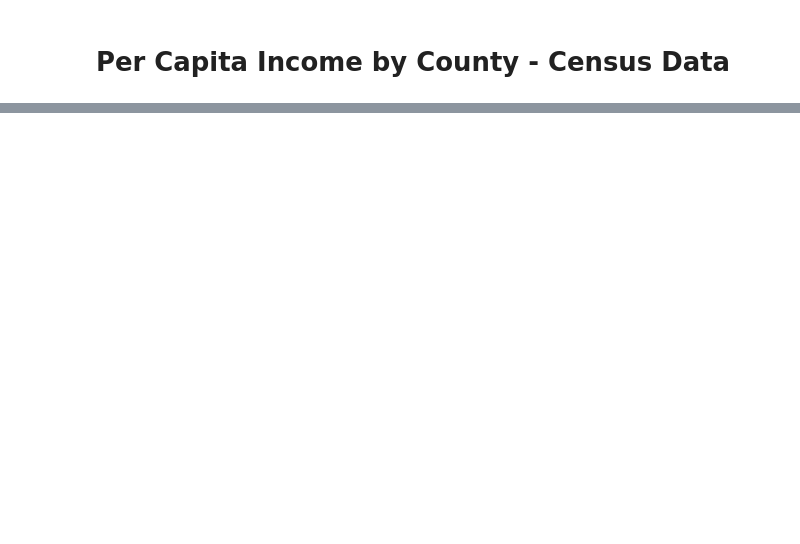
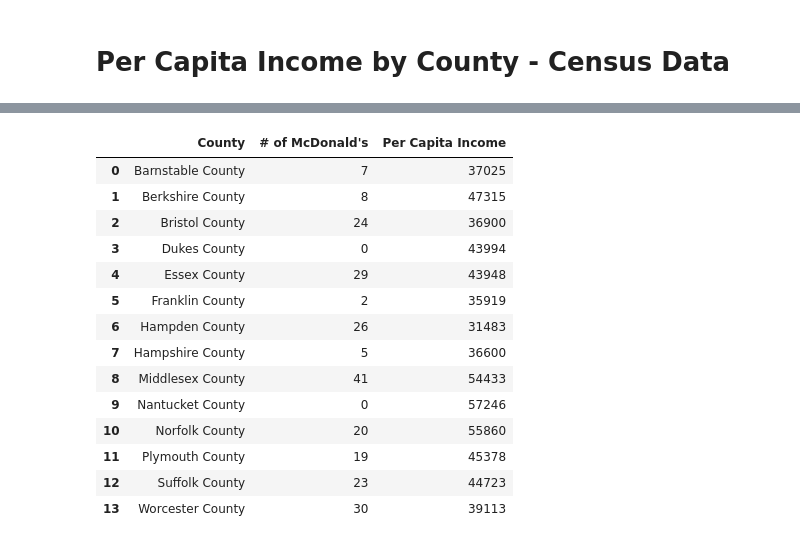
Before and after one commit to contreau/McScrape, a Jupyter notebook: Scraped_SortedData.ipynb, the cells around one changed output, grey strips where cells are left out. Saved outputs shown, nothing was run; the diff lists cells and outputs as text; code cells hidden in the pictures; blank space fills up the shorter version.

Commit message:
completed a fully compiled DataFrame, ready for visualization

```diff
--- a/Scraped_SortedData.ipynb
+++ b/Scraped_SortedData.ipynb
@@ -417,7 +417,14 @@ for zip in allPostCodes:
 # manually cross-referenced the few zipcodes that weren't able to be uniformly sorted by the script
 # Each county's dictionary is now accurate
 
-counties = [barnstable['mdCount'], berkshire['mdCount'], bristol['mdCount'], dukes['mdCount'], essex['mdCount'], franklin['mdCount'], hampden['mdCount'], hampshire['mdCount'], middlesex['mdCount'], nantucket['mdCount'], norfolk['mdCount'], plymouth['mdCount'], suffolk['mdCount'], worcester['mdCount']]
-sum(counties) # should be 234
+counties = ['Barnstable County', 'Berkshire County', 'Bristol County', 'Dukes County', 'Essex County', 'Franklin County', 'Hampden County', 'Hampshire County', 'Middlesex County', 'Nantucket County', 'Norfolk County', 'Plymouth County', 'Suffolk County', 'Worcester County']
+county_mds = [barnstable['mdCount'], berkshire['mdCount'], bristol['mdCount'], dukes['mdCount'], essex['mdCount'], franklin['mdCount'], hampden['mdCount'], hampshire['mdCount'], middlesex['mdCount'], nantucket['mdCount'], norfolk['mdCount'], plymouth['mdCount'], suffolk['mdCount'], worcester['mdCount']]
+sum(county_mds) # should be 234
 # %% [output]
 234
+# %%
+MDs_by_county = pd.DataFrame({
+    "County": counties,
+    "# of McDonald's": county_mds
+})
+MDs_by_county
@@ -445,3 +470,17 @@ income_df.head(n=14)
 | 11 | Plymouth County | $45,378 |
 | 12 | Suffolk County | $44,723 |
 | 13 | Worcester County | $39,113 |
+# %%
+income = income_df.loc[:, "Per Capita Income"]
+pci = []
+for i in income:
+  modded = ''
+  for c in i:
+    if c not in '$,':
+      modded += c
+  pci.append(int(modded))
+pci_by_county = pd.DataFrame({
+    "County": counties,
+    "Per Capita Income": pci
+})
+pci_by_county
@@ -447,0 +503,20 @@ income_df.head(n=14)
+# %%
+merged_df = MDs_by_county.merge(pci_by_county, left_on = "County", right_on = "County")
+#merged_df.to_csv(r'MA_McDs_ByCountyAndIncome.csv', index = False, header=True)
+merged_df
+# %% [output]
+|  | County | # of McDonald's | Per Capita Income |
+| 0 | Barnstable County | 7 | 37025 |
+| 1 | Berkshire County | 8 | 47315 |
+| 2 | Bristol County | 24 | 36900 |
+| 3 | Dukes County | 0 | 43994 |
+| 4 | Essex County | 29 | 43948 |
+| 5 | Franklin County | 2 | 35919 |
+| 6 | Hampden County | 26 | 31483 |
+| 7 | Hampshire County | 5 | 36600 |
+| 8 | Middlesex County | 41 | 54433 |
+| 9 | Nantucket County | 0 | 57246 |
+| 10 | Norfolk County | 20 | 55860 |
+| 11 | Plymouth County | 19 | 45378 |
+| 12 | Suffolk County | 23 | 44723 |
+| 13 | Worcester County | 30 | 39113 |
```
Also changed, not shown: parts of 4 cells of this notebook.
